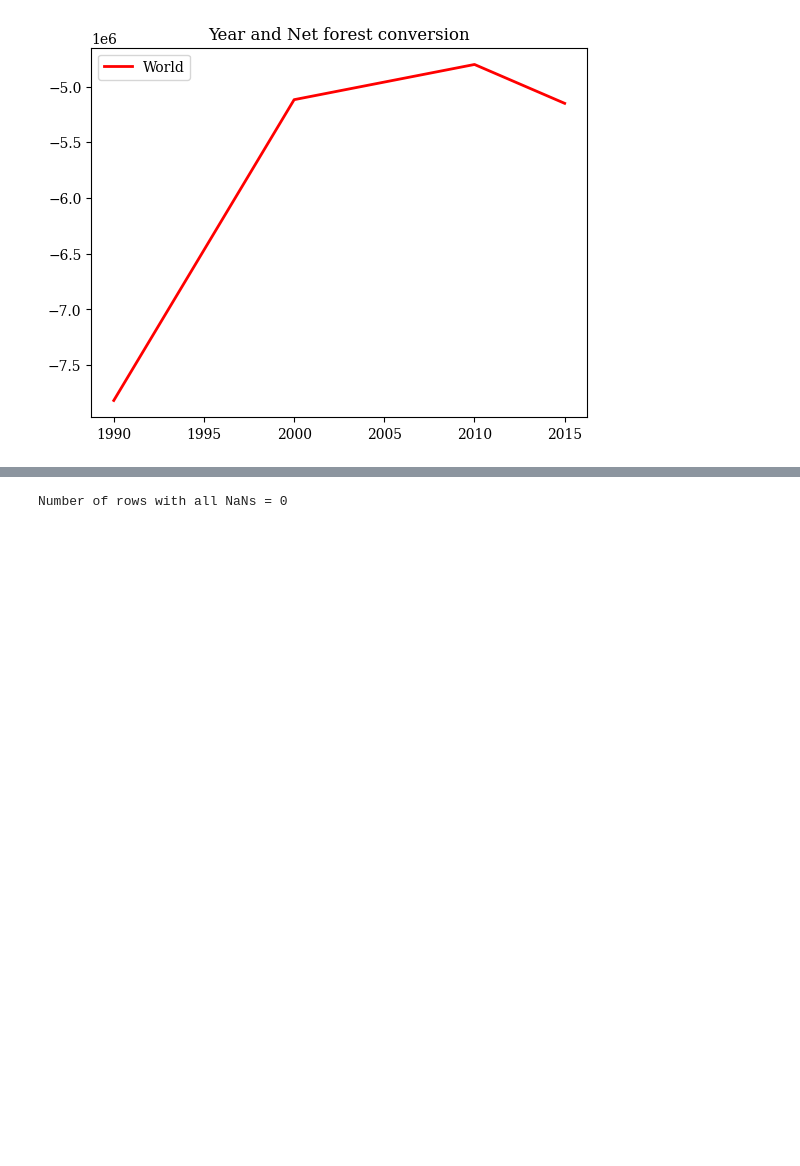
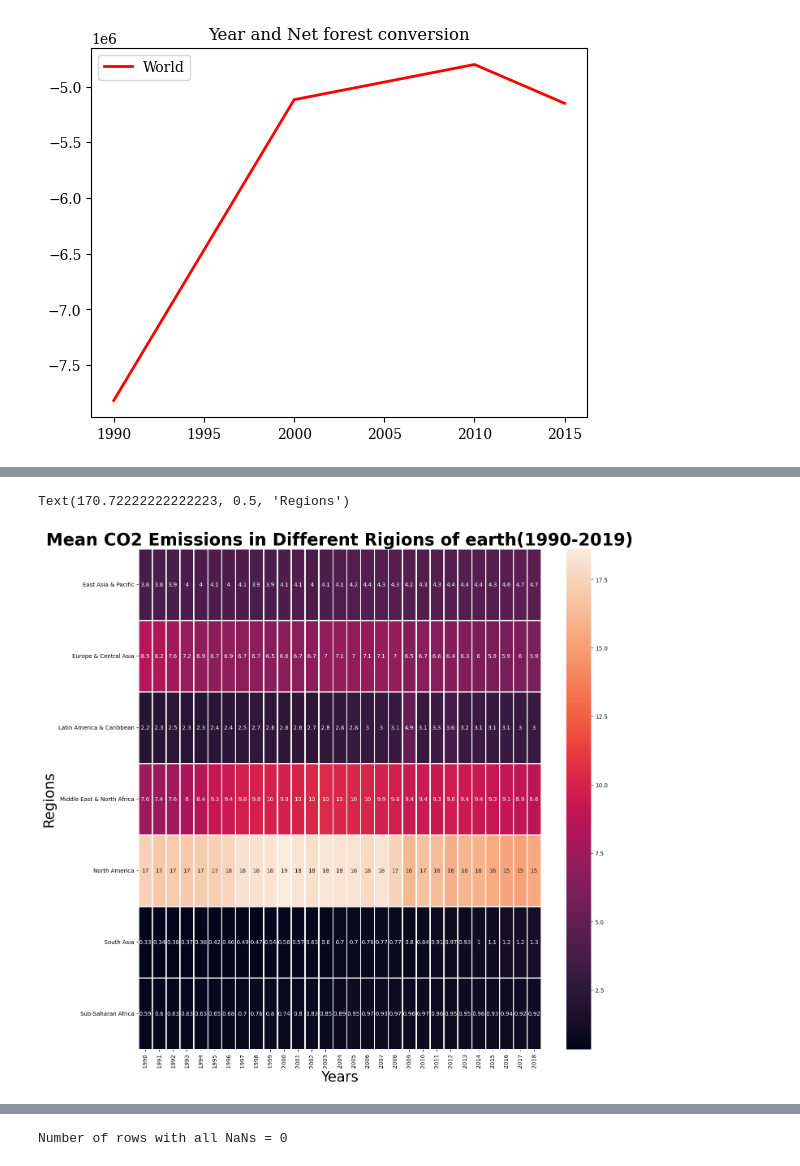
Before and after one commit to cortezjoseph/IT-BA-3204-TEAM_ENVI, a Jupyter notebook: NetForestAndTemperatureChange.ipynb, the cells around one changed output, grey strips where cells are left out. Saved outputs shown, nothing was run; the diff lists cells and outputs as text; code cells hidden in the pictures; blank space fills up the shorter version.

```diff
--- a/NetForestAndTemperatureChange.ipynb
+++ b/NetForestAndTemperatureChange.ipynb
@@ -97,3 +97,6 @@ plt.title('Year and Net forest conversion')
 plt.show()
 # %% [output]
 [figure]
+# %%
+co2_df = pd.read_csv('https://raw.githubusercontent.com/cortezjoseph/IT3204_TreeRestrial/main/Datasets/CO2_emission.csv')
+co2_df.head(3)
@@ -99,0 +109,4 @@ plt.show()
+# %%
+columns=np.arange(1990,2019).tolist()
+columns_str = map(str,columns)
+list_of_year = list(columns_str)
@@ -99,0 +115,3 @@ plt.show()
+# %%
+co2_region_df = co2_df.groupby('Region')[list_of_year].mean()
+co2_region_df.index
@@ -100,3 +139,13 @@ plt.show()
+# %%
+plt.figure(figsize=(16,16))
+plt.rcParams['font.size'] = 10
+plt.title("Mean CO2 Emissions in Different Rigions of earth(1990-2019)",fontweight="bold",fontdict={'fontsize': 30})
+sns.heatmap(co2_region_df,linecolor='white',linewidths=1,annot=True)
+plt.xlabel('Years',fontdict={'fontsize': 25})
+plt.ylabel('Regions',fontdict={'fontsize': 25})
+# %% [output]
+Text(170.72222222222223, 0.5, 'Regions')
+[figure, added]
 # %%
 df = pd.read_csv('https://raw.githubusercontent.com/cortezjoseph/IT3204_TreeRestrial/main/Datasets/Environment_Temperature_change_E_All_Data_NOFLAG.csv', encoding='latin-1')
 # %%
```
Also changed, not shown: parts of 4 cells of this notebook.
